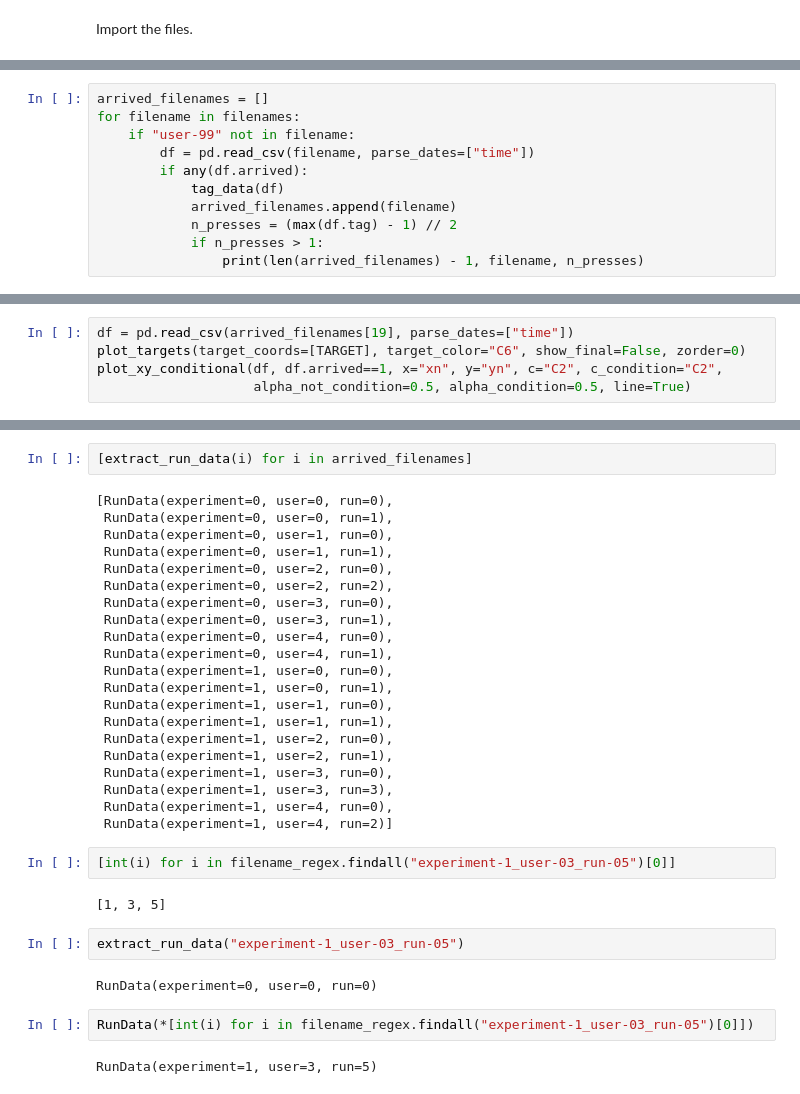
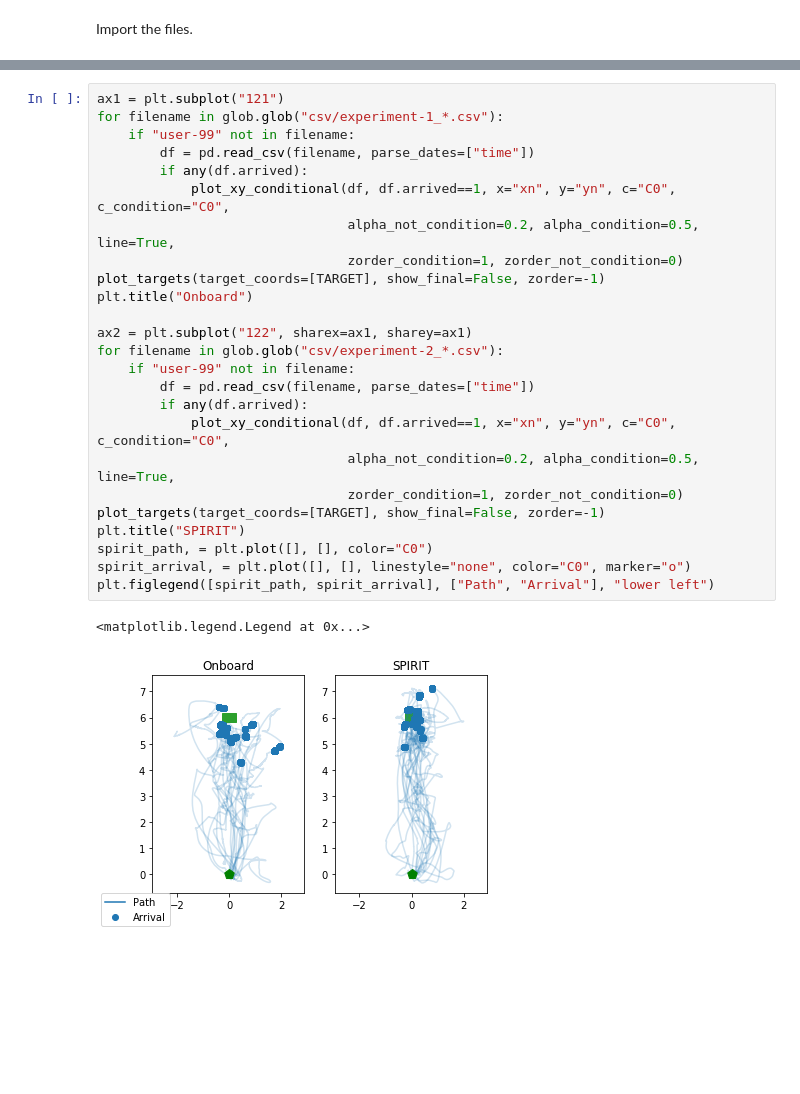
Before and after one commit to ahermassi/spirit, a Jupyter notebook: analysis/Analysis_Py3.ipynb, the cells around one changed output, grey strips where cells are left out. Cells and saved outputs as stored; diff of their text form; blank space fills up the shorter version.

Commit message:
Lots of analysis of the data and errors.

```diff
--- a/analysis/Analysis_Py3.ipynb
+++ b/analysis/Analysis_Py3.ipynb
@@ -184,11 +174,0 @@ filenames
-# %%
-arrived_filenames = []
-for filename in filenames:
-    if "user-99" not in filename:
-        df = pd.read_csv(filename, parse_dates=["time"])
-        if any(df.arrived):
-            tag_data(df)
-            arrived_filenames.append(filename)
-            n_presses = (max(df.tag) - 1) // 2
-            if n_presses > 1:
-                print(len(arrived_filenames) - 1, filename, n_presses)
@@ -205,5 +174,0 @@ Analyze one
-# %%
-df = pd.read_csv(arrived_filenames[19], parse_dates=["time"])
-plot_targets(target_coords=[TARGET], target_color="C6", show_final=False, zorder=0)
-plot_xy_conditional(df, df.arrived==1, x="xn", y="yn", c="C2", c_condition="C2",
-                    alpha_not_condition=0.5, alpha_condition=0.5, line=True)
@@ -243,35 +175,28 @@ def extract_run_data(filename):
-# %%
-[extract_run_data(i) for i in arrived_filenames]
-# %% [output]
-[RunData(experiment=0, user=0, run=0),
- RunData(experiment=0, user=0, run=1),
- RunData(experiment=0, user=1, run=0),
- RunData(experiment=0, user=1, run=1),
- RunData(experiment=0, user=2, run=0),
- RunData(experiment=0, user=2, run=2),
- RunData(experiment=0, user=3, run=0),
- RunData(experiment=0, user=3, run=1),
- RunData(experiment=0, user=4, run=0),
- RunData(experiment=0, user=4, run=1),
- RunData(experiment=1, user=0, run=0),
- RunData(experiment=1, user=0, run=1),
- RunData(experiment=1, user=1, run=0),
- RunData(experiment=1, user=1, run=1),
- RunData(experiment=1, user=2, run=0),
- RunData(experiment=1, user=2, run=1),
- RunData(experiment=1, user=3, run=0),
- RunData(experiment=1, user=3, run=3),
- RunData(experiment=1, user=4, run=0),
- RunData(experiment=1, user=4, run=2)]
-# %%
-[int(i) for i in filename_regex.findall("experiment-1_user-03_run-05")[0]]
-# %% [output]
-[1, 3, 5]
-# %%
-extract_run_data("experiment-1_user-03_run-05")
-# %% [output]
-RunData(experiment=0, user=0, run=0)
-# %%
-RunData(*[int(i) for i in filename_regex.findall("experiment-1_user-03_run-05")[0]])
-# %% [output]
-RunData(experiment=1, user=3, run=5)
+# %%
+ax1 = plt.subplot("121")
+for filename in glob.glob("csv/experiment-1_*.csv"):
+    if "user-99" not in filename:
+        df = pd.read_csv(filename, parse_dates=["time"])
+        if any(df.arrived):
+            plot_xy_conditional(df, df.arrived==1, x="xn", y="yn", c="C0", c_condition="C0",
+                                alpha_not_condition=0.2, alpha_condition=0.5, line=True,
+                                zorder_condition=1, zorder_not_condition=0)
+plot_targets(target_coords=[TARGET], show_final=False, zorder=-1)
+plt.title("Onboard")
+
+ax2 = plt.subplot("122", sharex=ax1, sharey=ax1)
+for filename in glob.glob("csv/experiment-2_*.csv"):
+    if "user-99" not in filename:
+        df = pd.read_csv(filename, parse_dates=["time"])
+        if any(df.arrived):
+            plot_xy_conditional(df, df.arrived==1, x="xn", y="yn", c="C0", c_condition="C0",
+                                alpha_not_condition=0.2, alpha_condition=0.5, line=True,
+                                zorder_condition=1, zorder_not_condition=0)
+plot_targets(target_coords=[TARGET], show_final=False, zorder=-1)
+plt.title("SPIRIT")
+spirit_path, = plt.plot([], [], color="C0")
+spirit_arrival, = plt.plot([], [], linestyle="none", color="C0", marker="o")
+plt.figlegend([spirit_path, spirit_arrival], ["Path", "Arrival"], "lower left")
+# %% [output]
+<matplotlib.legend.Legend at 0x...>
+[figure, added]
```
Also changed, not shown: parts of 91 cells of this notebook.
